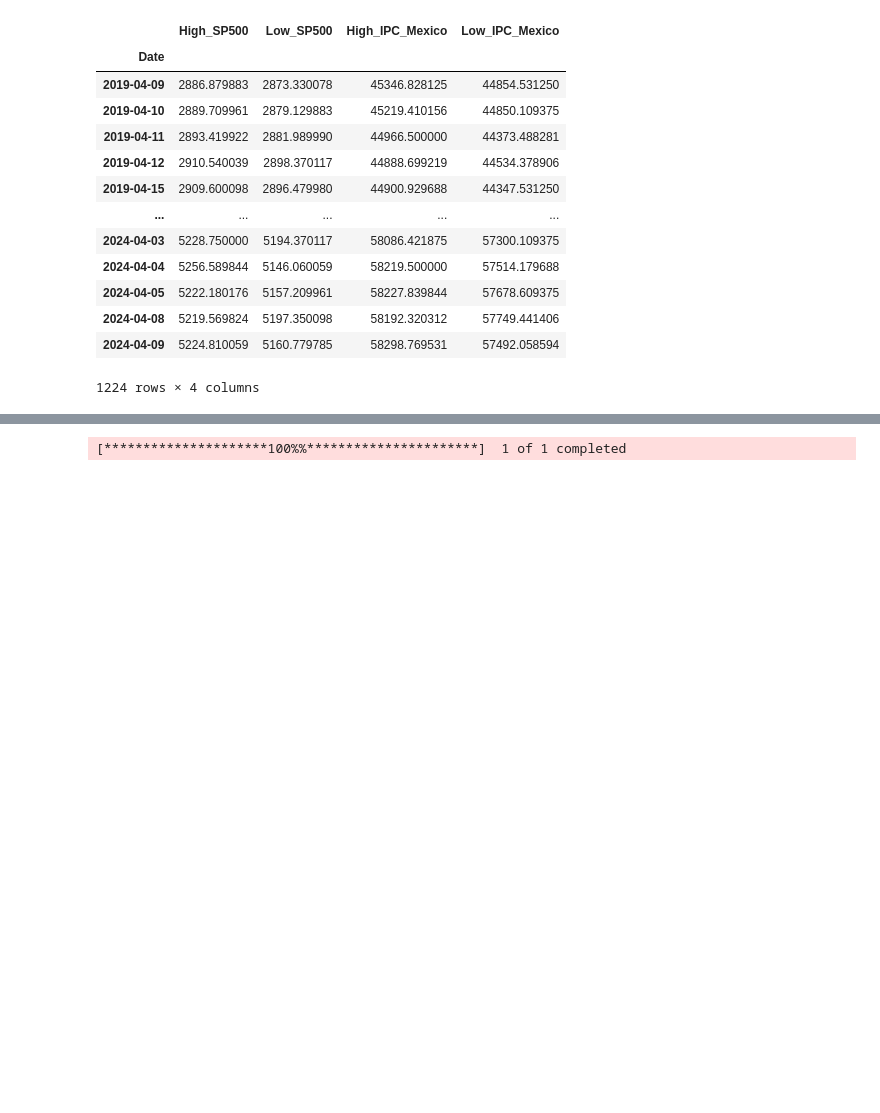
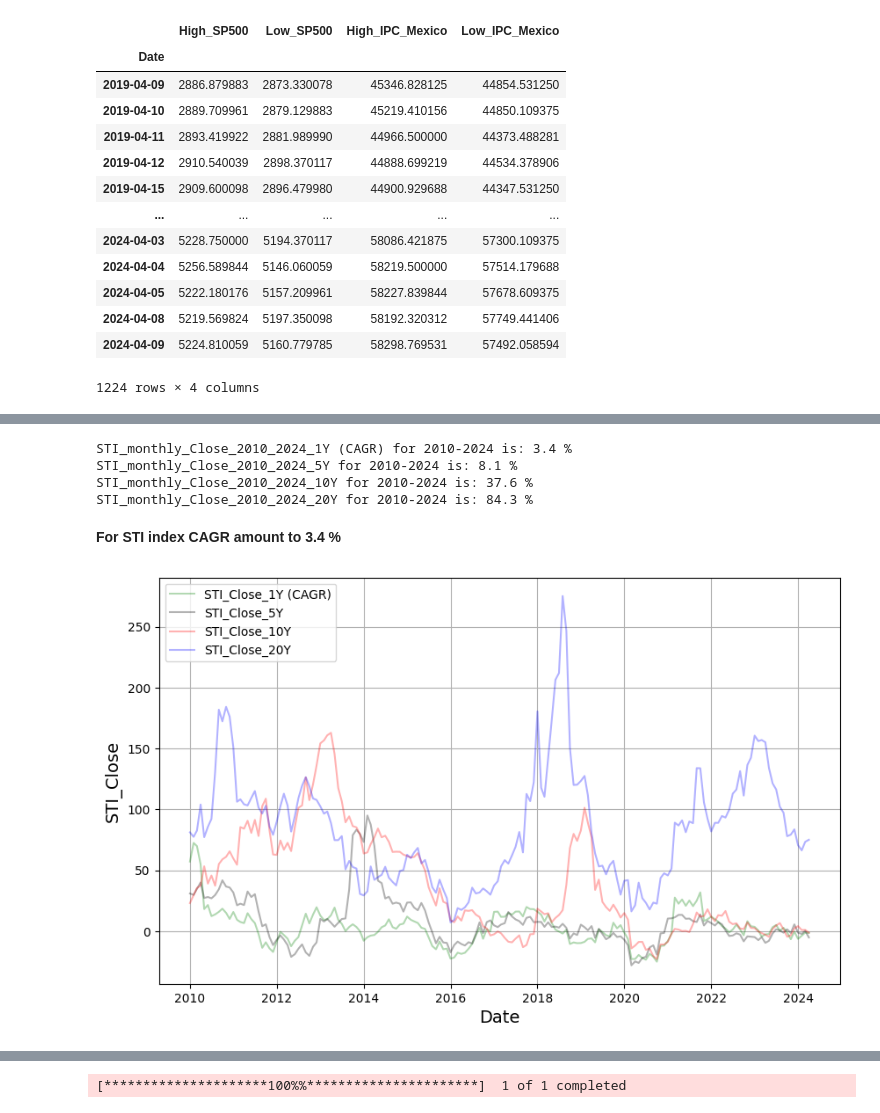
Before and after one commit to SciPy-data-scientist/DataTalks---Course-Materials-for-Analytics-in-Stock-Markets-Zoomcamp, a Jupyter notebook: homework_1.ipynb, the cells around one changed output, grey strips where cells are left out. Saved outputs shown, nothing was run; the diff lists cells and outputs as text; code cells hidden in the pictures; blank space fills up the shorter version.

```diff
--- a/homework_1.ipynb
+++ b/homework_1.ipynb
@@ -514,0 +317,15 @@ print("5Y growth for IPC Mexico, in %, is:", IPC_Mexico_5Y_growth, "\n")
+# %%
+# STI Index (Straits Times Index) - Singapore stock market index. Currency in SGD
+# WEB: https://finance.yahoo.com/quote/%5ESTI/
+STI_monthly = yf.download(tickers = "^STI",
+                     period = "max",
+                     interval = "1mo")
+STI_monthly_Close = STI_monthly[["Close"]]
+STI_monthly_Close["Close_1Y"] = ((STI_monthly_Close["Close"]/STI_monthly_Close["Close"].shift(12) - 1)*100).round(1)
+STI_monthly_Close["Close_5Y"] = ((STI_monthly_Close["Close"]/STI_monthly_Close["Close"].shift(60) - 1)*100).round(1)
+STI_monthly_Close["Close_10Y"] = ((STI_monthly_Close["Close"]/STI_monthly_Close["Close"].shift(120) - 1)*100).round(1)
+STI_monthly_Close["Close_20Y"] = ((STI_monthly_Close["Close"]/STI_monthly_Close["Close"].shift(240) - 1)*100).round(1)
+
+STI_monthly_Close_2010_2024 = STI_monthly_Close[(STI_monthly_Close.index >='2010-01-01') & (STI_monthly_Close.index <='2024-12-31')][["Close_1Y", "Close_5Y", "Close_10Y", "Close_20Y"]]
+
+STI_monthly_Close_2010_2024
@@ -514,0 +364,39 @@ print("5Y growth for IPC Mexico, in %, is:", IPC_Mexico_5Y_growth, "\n")
+# %%
+# Calculate the average values of 1Y, 5Y, 10Y and 20Y for STI index for 2010-2024
+STI_monthly_Close_2010_2024_1Y = STI_monthly_Close_2010_2024.iloc[:, 0].sum()/len(STI_monthly_Close_2010_2024)
+STI_monthly_Close_2010_2024_5Y = STI_monthly_Close_2010_2024.iloc[:, 1].sum()/len(STI_monthly_Close_2010_2024)
+STI_monthly_Close_2010_2024_10Y = STI_monthly_Close_2010_2024.iloc[:, 2].sum()/len(STI_monthly_Close_2010_2024)
+STI_monthly_Close_2010_2024_20Y = STI_monthly_Close_2010_2024.iloc[:, 3].sum()/len(STI_monthly_Close_2010_2024)
+
+print("STI_monthly_Close_2010_2024_1Y (CAGR) for 2010-2024 is:", STI_monthly_Close_2010_2024_1Y.round(1), "%")
+print("STI_monthly_Close_2010_2024_5Y for 2010-2024 is:", STI_monthly_Close_2010_2024_5Y.round(1), "%")
+print("STI_monthly_Close_2010_2024_10Y for 2010-2024 is:", STI_monthly_Close_2010_2024_10Y.round(1), "%")
+print("STI_monthly_Close_2010_2024_20Y for 2010-2024 is:", STI_monthly_Close_2010_2024_20Y.round(1), "%")
+# %% [output]
+STI_monthly_Close_2010_2024_1Y (CAGR) for 2010-2024 is: 3.4 %
+STI_monthly_Close_2010_2024_5Y for 2010-2024 is: 8.1 %
+STI_monthly_Close_2010_2024_10Y for 2010-2024 is: 37.6 %
+STI_monthly_Close_2010_2024_20Y for 2010-2024 is: 84.3 %
+# %% [markdown]
+**For STI index CAGR amount to 3.4 %**
+# %%
+fig, ax = plt.subplots(figsize=(10, 6))
+plt.grid(True)
+
+# Plotting stock curves
+ax.plot(STI_monthly_Close_2010_2024.index, STI_monthly_Close_2010_2024["Close_1Y"], color="green", alpha=0.3, label="STI_Close_1Y (CAGR)")
+ax.plot(STI_monthly_Close_2010_2024.index, STI_monthly_Close_2010_2024["Close_5Y"], color="black", alpha=0.3, label="STI_Close_5Y")
+ax.plot(STI_monthly_Close_2010_2024.index, STI_monthly_Close_2010_2024["Close_10Y"], color="red", alpha=0.3, label="STI_Close_10Y")
+ax.plot(STI_monthly_Close_2010_2024.index, STI_monthly_Close_2010_2024["Close_20Y"], color="blue", alpha=0.3, label="STI_Close_20Y")
+
+# Setting labels and title
+ax.set_xlabel("Date", fontsize=14)
+ax.set_ylabel("STI_Close", fontsize=14)
+
+# Adding legend
+lines, labels = ax.get_legend_handles_labels()
+ax.legend(lines, labels, loc='upper left')
+
+plt.show()
+# %% [output]
+[figure, added]
```
Also changed, not shown: parts of 107 cells of this notebook.
